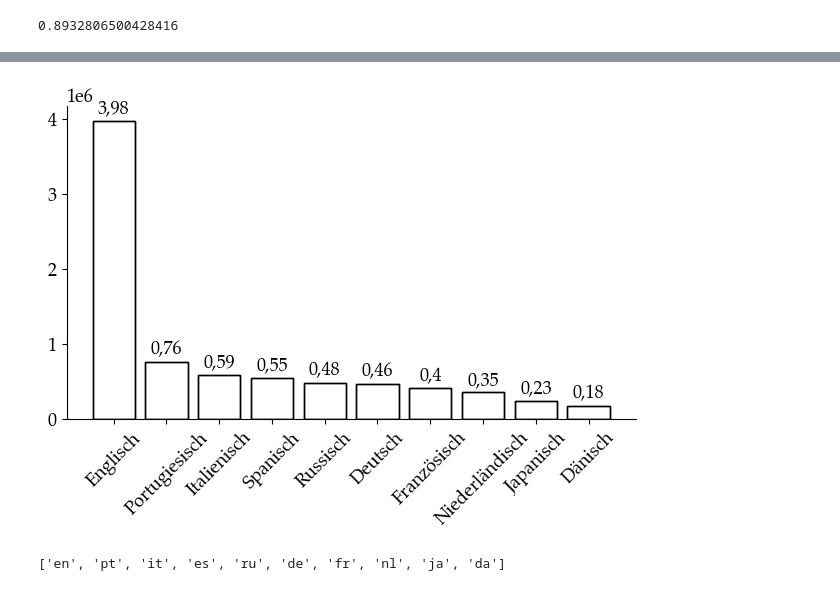
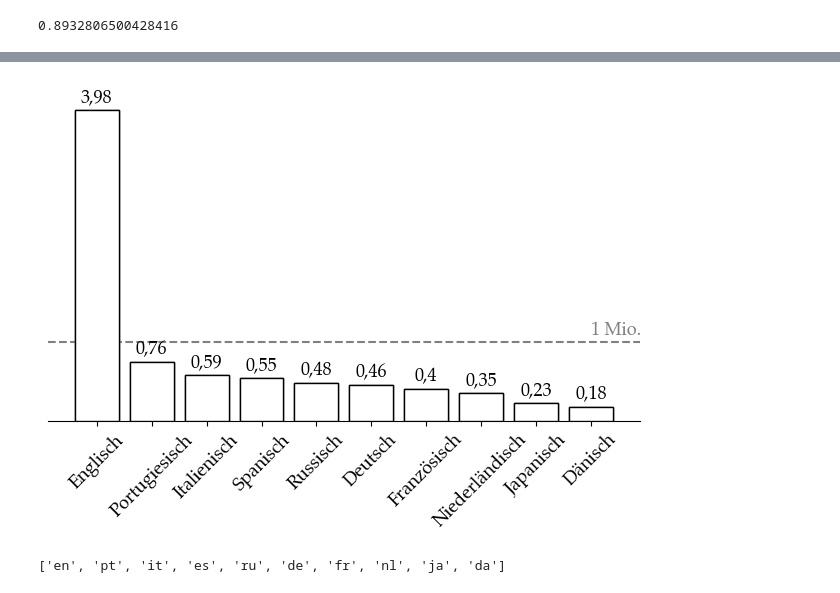
Before and after one commit to M4rl0wBuongustaio/master_thesis_ai_sommelier, a Jupyter notebook: analysis/visualization.ipynb, the cells around one changed output, grey strips where cells are left out. Drawn from its saved outputs; the diff is of its cells as text; code cells hidden in the pictures.

```diff
--- a/analysis/visualization.ipynb
+++ b/analysis/visualization.ipynb
@@ -257,29 +269,33 @@ data_var
 # %%
 data_var = df_rev.len_code.value_counts().head(n=10)
 data_var.index = ['Englisch', 'Portugiesisch', 'Italienisch', 'Spanisch', 'Russisch',
                   'Deutsch', 'Französisch', 'Niederländisch', 'Japanisch', 'Dänisch']
 fig, ax = plt.subplots()
 ax.bar(
     x=data_var.index,
     height=data_var.values,
-    edgecolor='black', color='none'
+    edgecolor='black', color='white', zorder=3
 )
+ax.set_ylim(5)
+ax.axhline(y=1000000, linestyle='--', color='grey')
+ax.annotate(xy=(9, 1090000), text='1 Mio.', color='grey')
 plt.xticks(rotation=45)
 bars = ax.bar(data_var.index,
               data_var.values,
               edgecolor='black', color='none')
-ax.spines['right'].set_visible(False)
+ax.spines[['right', 'top', 'left']].set_visible(False)
 ax.spines['top'].set_visible(False)
 ax.set_ylabel('')
+ax.set_yticks([])
 container = ax.containers[0]
 ax.bar_label(container,
              labels=[str.replace(str(np.round(x / 1000000, decimals=2)), '.', ',') for x in container.datavalues],
              padding=2)
 # ax.bar_label(bars, padding=3)
 fig.tight_layout()
 fig.savefig(fig_path + 'language_distribution.pdf')
 # %% [output]
-[figure, old version]
+[figure, new version]
 # %%
 top_10_order = list(df_rev.len_code.value_counts().head(n=10).index)
 top_10_order
```
Also changed, not shown: parts of 1 cell of this notebook, 2 other files.
